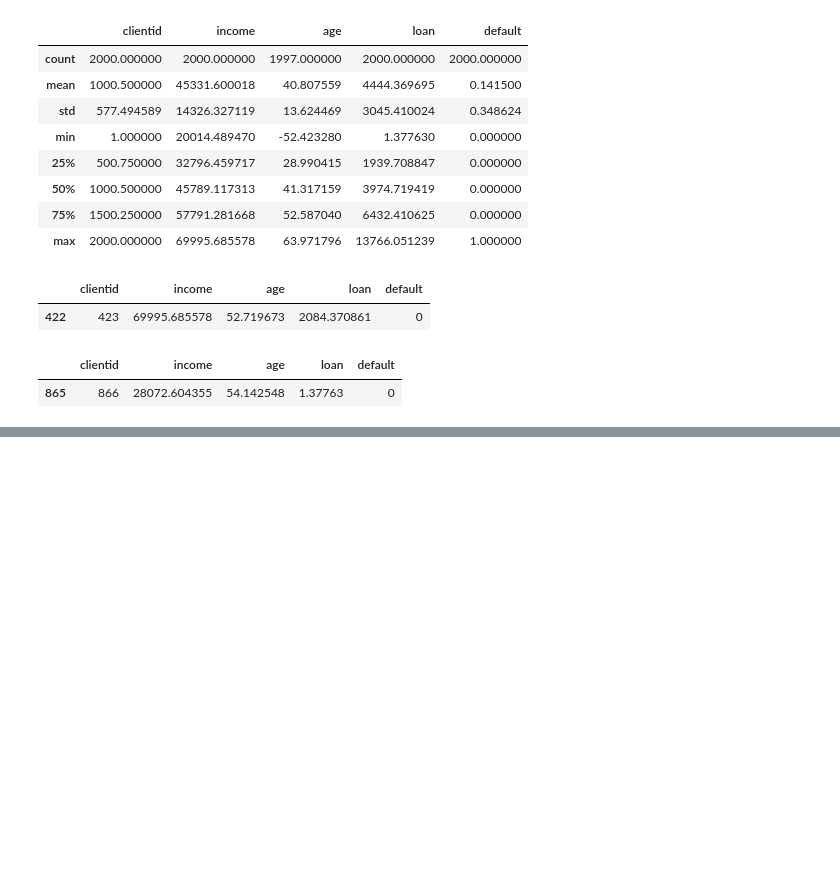
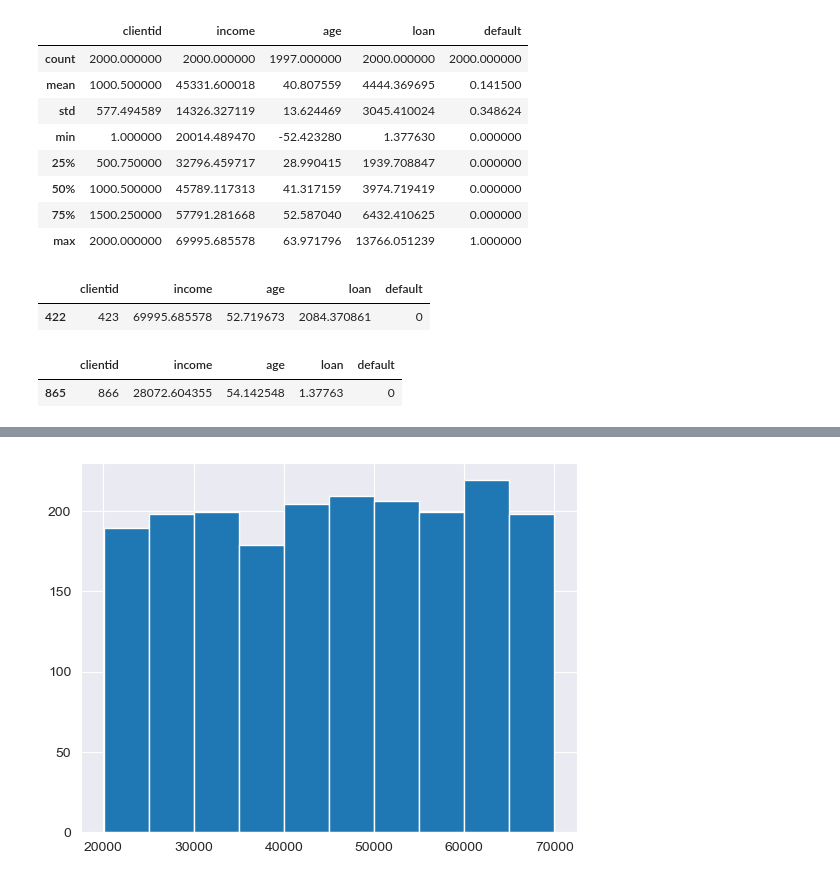
Before and after one commit to sschonss/base_credit, a Jupyter notebook: ml-ds.ipynb, the cells around one changed output, grey strips where cells are left out. Cells and saved outputs as stored; diff of their text form; code cells hidden in the pictures; blank space fills up the shorter version.

```diff
--- a/ml-ds.ipynb
+++ b/ml-ds.ipynb
@@ -58,0 +77,4 @@ base_credit[base_credit.loan <= 1.377630]
+# %%
+plt.hist(base_credit['income']);
+# %% [output]
+[figure, added]
```
Also changed, not shown: parts of 7 cells of this notebook.
